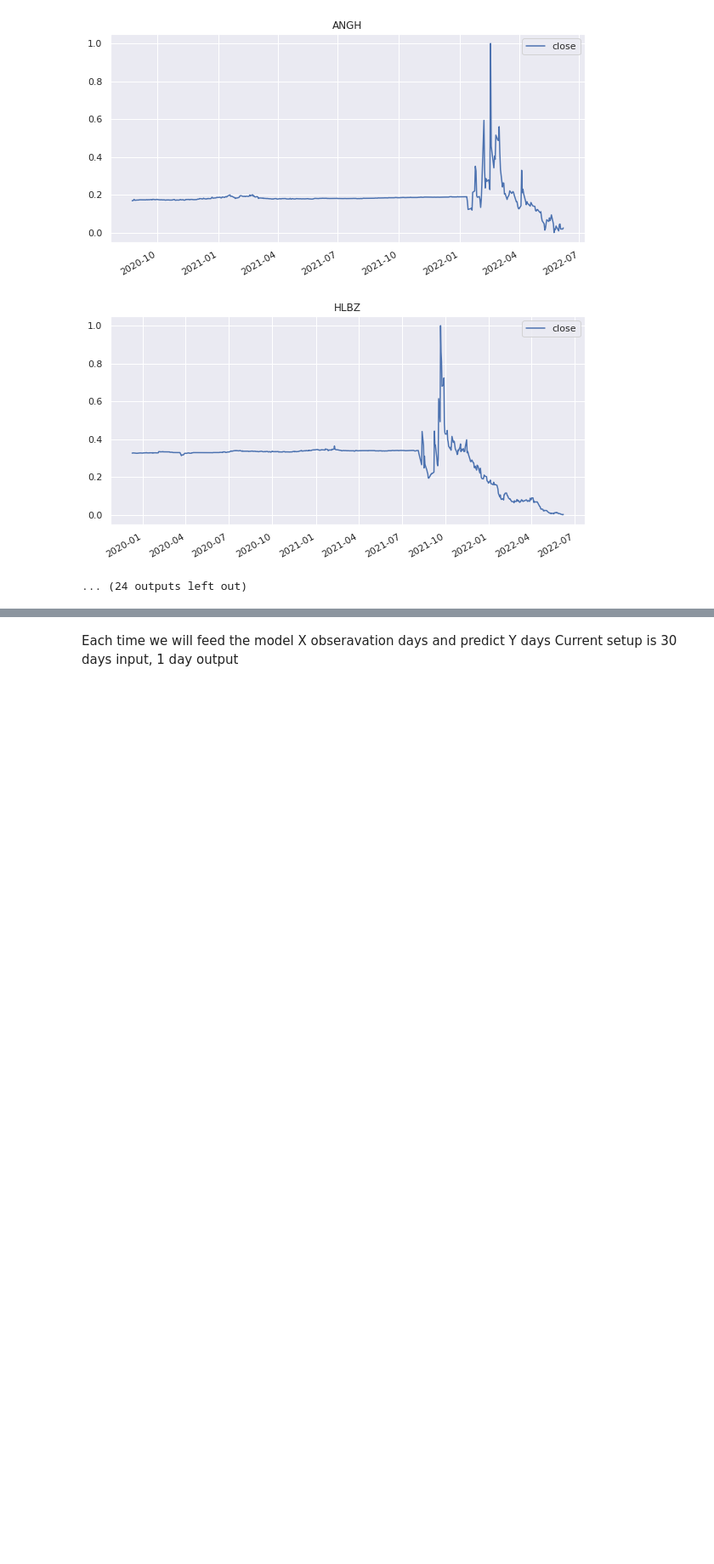
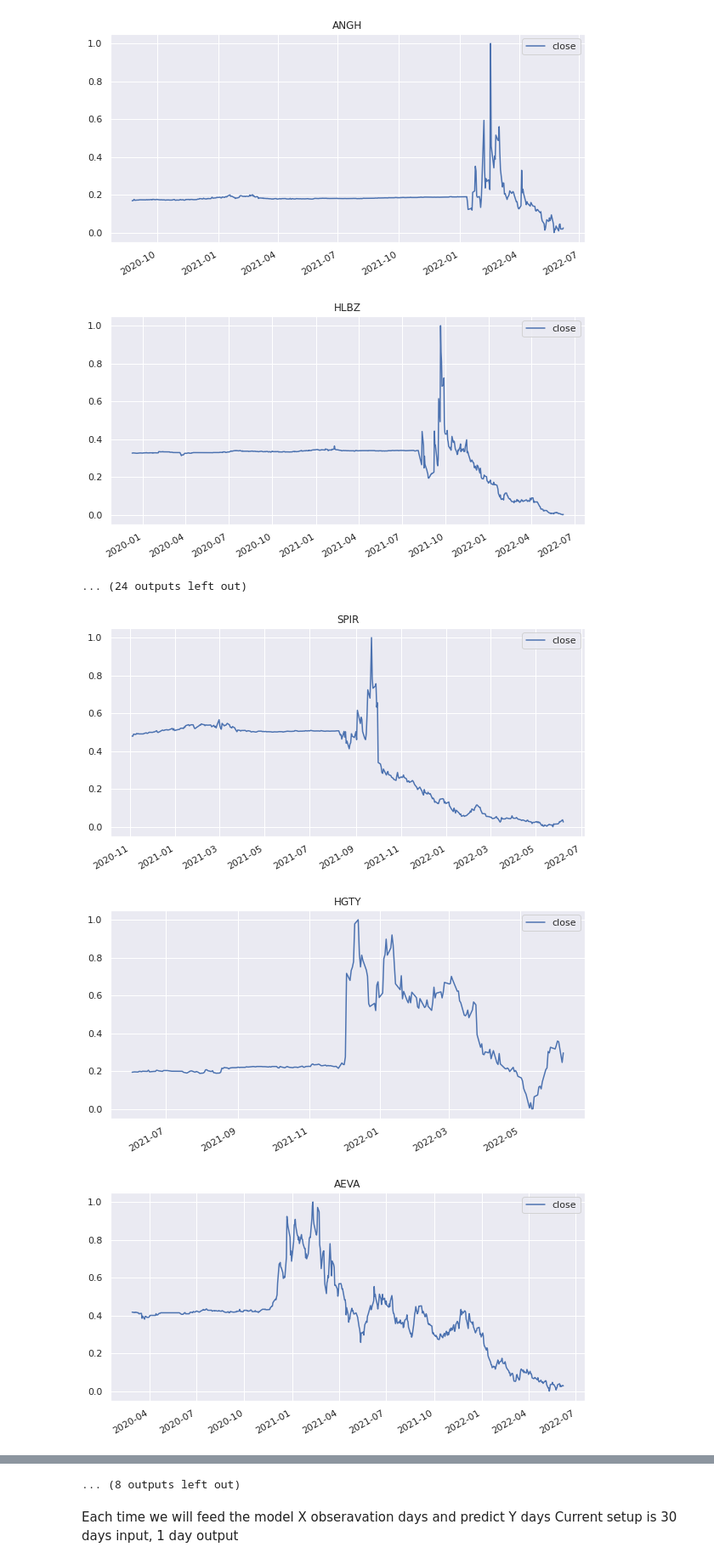
Before and after one commit to vladgrish/ds_spac_project, a Jupyter notebook: using_model_prediction_as_input_final.ipynb, the cells around one changed output, grey strips where cells are left out. Shown at 85% size. Drawn from its saved outputs; the diff is of its cells as text; code cells hidden in the pictures; blank space fills up the shorter version.

```diff
--- a/using_model_prediction_as_input_final.ipynb
+++ b/using_model_prediction_as_input_final.ipynb
@@ -128,3 +126,12 @@ top
 | 183 | BTRS | 2019-08-07 | 715 | 2021-02-16 | 19.330000 | 2022-05-12 | 4.230 | ... |
 | 56 | AUR | 2021-05-11 | 272 | 2021-11-19 | 17.110001 | 2022-05-25 | 2.900 | ... |
 | 51 | BTTX | 2021-03-18 | 309 | 2021-11-01 | 17.139999 | 2022-04-29 | 0.912 | ... |
+# %%
+bottom = meta.loc[
+               (meta['potential_investment_return'] <7) &
+               (meta['dataset_size_before_peak'] > 60) &
+               (meta['dataset_size_after_peak'] > 60) &
+               (meta['max_price_date'] > '2018') &
+               (meta['average_price_before_peak'].between(9, 11))
+               ].sort_values('potential_investment_return')
+bottom
@@ -132,5 +157,8 @@ top
 symbols = list(top.symbol.values)
 split = int(len(symbols) * 0.8)
 train, test = symbols[:split], symbols[split:]
+test = test + list(bottom.symbol[:10].values)
+print(train)
+print(test)
 # %% [output]
 ['ISPO', 'NKLA', 'KERN', 'CPTN', 'IRNT', 'LAZR', 'ARVL', 'RMO', 'XL', 'RIDE', 'ANGH', 'HLBZ', 'IONQ', 'VLDR', 'EFTR', 'VVNT', 'MAPS', 'TTCF', 'GWH', 'AGIL', 'ENSC', 'MVST', 'HIMS', 'NVVE', 'EQOS', 'QS ...
@@ -143,7 +171,7 @@ the feature list and label list also defines the input and output shape of the m
 # feature_cols = ['close', 'volume', 'nasdaq_pct_change', 'low/high', 'daily_pct_change', 'close_pct_change', 'pre_market_pct_change', 'nasdaq/stock_pct_change']
 feature_cols = ['close']
 label_col = 'close'
-for x in symbols:
+for x in train + test:
   df = dfs[x]['data'].copy()
   dfs[x]['scaler'] = MinMaxScaler(feature_range=(0,1))
   df[feature_cols] = dfs[x]['scaler'].fit_transform(df[feature_cols])
@@ -188,3 +216,11 @@ for x in train:
 [figure]
 [figure]
 ... (24 outputs left out)
+# %%
+for x in test:
+  ax = dfs[x]['scaled'][['close']].plot(figsize=(10,5), title=x)
+  plt.show()
+# %% [output]
+[figure, added]
+[figure, added]
+[figure, added]
@@ -191,3 +236,4 @@ for x in train:
+... (8 outputs left out)
 # %% [markdown]
 Each time we will feed the model X obseravation days and predict Y days
 Current setup is 30 days input, 1 day output
```
Also changed, not shown: parts of 8 cells of this notebook.
